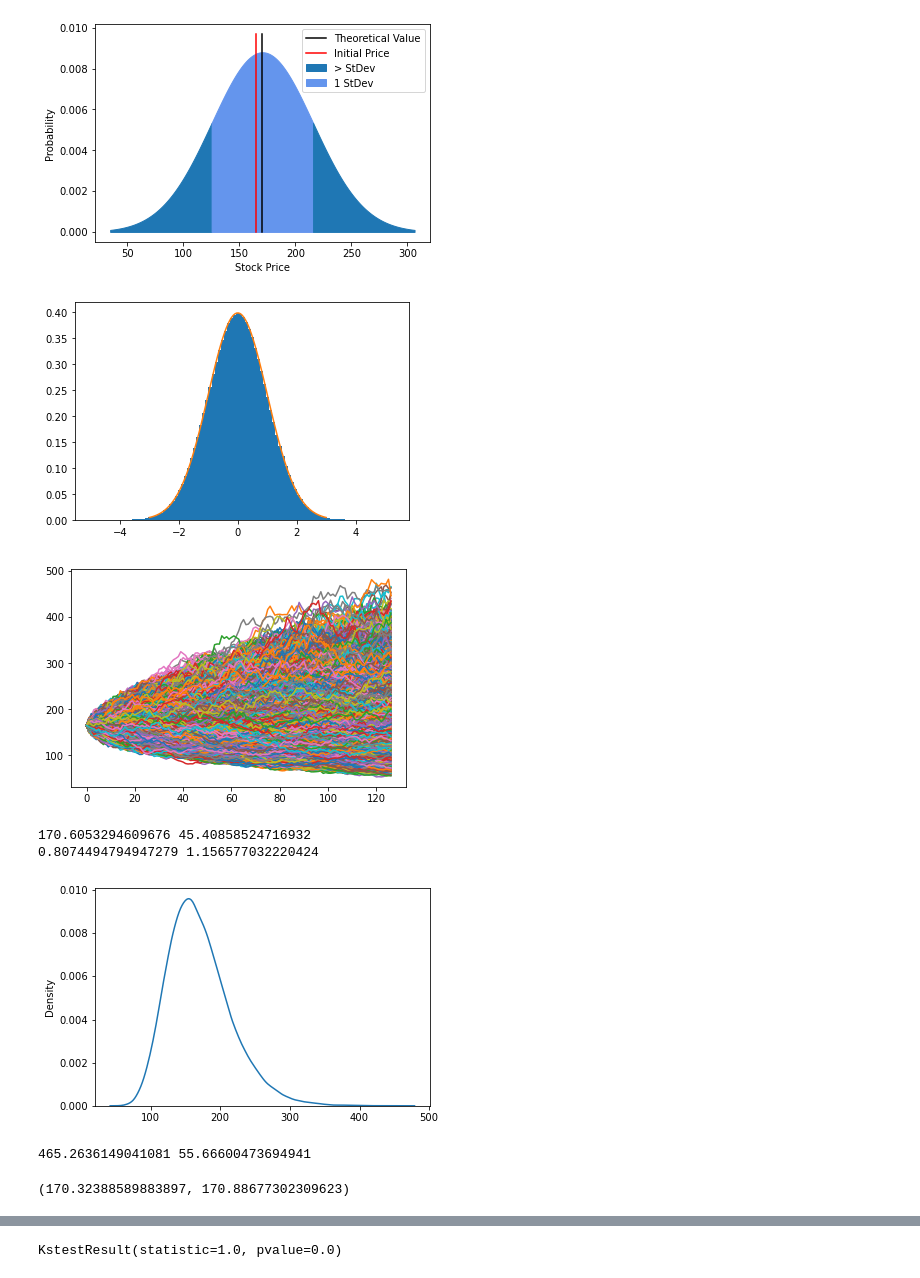
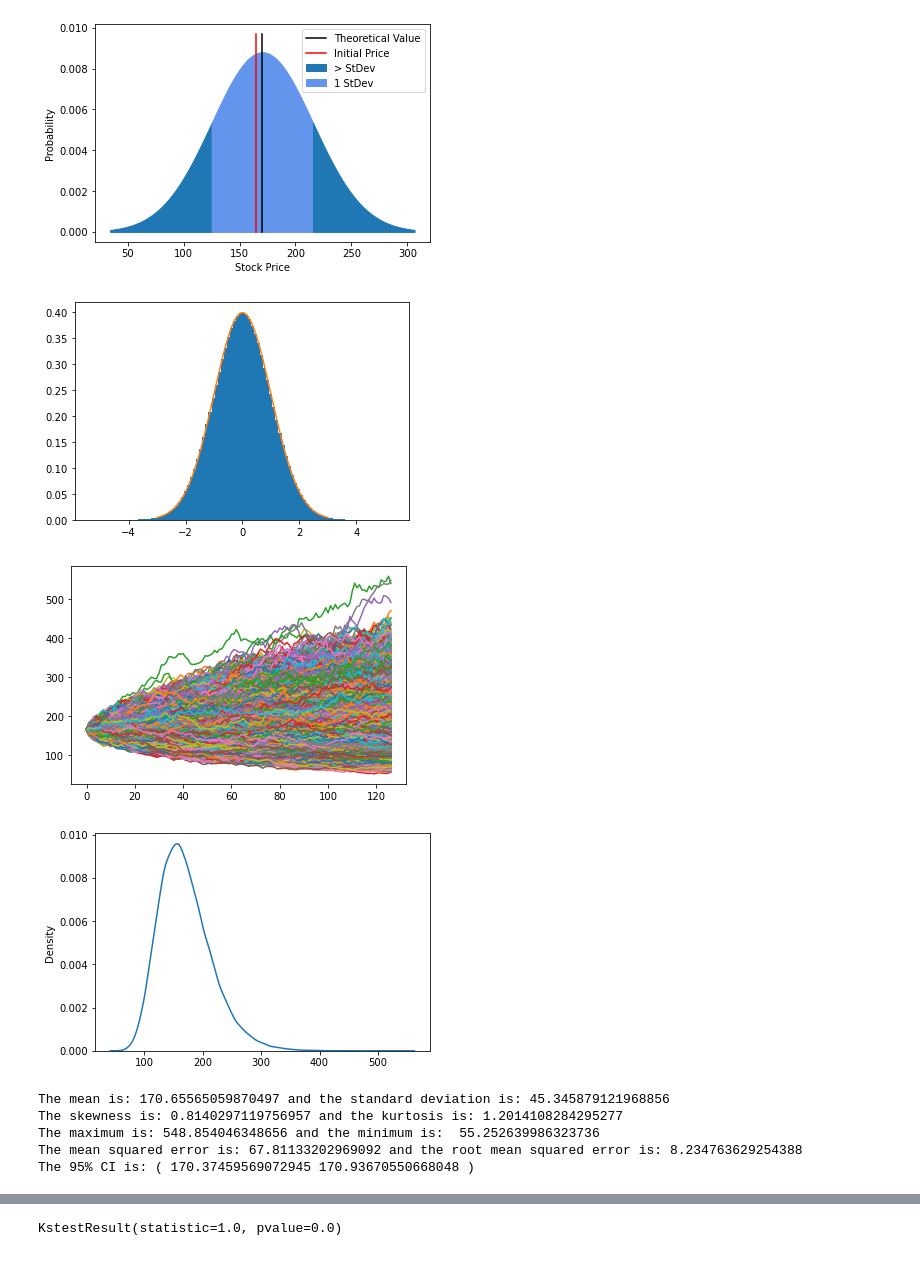
Before and after one commit to Rupesh0Poudel/Numerical_Introductory_Seminar, a Jupyter notebook: Final Notebook.ipynb, the cells around one changed output, grey strips where cells are left out. Cells and saved outputs as stored; diff of their text form; code cells hidden in the pictures.

```diff
--- a/Final Notebook.ipynb
+++ b/Final Notebook.ipynb
@@ -427,6 +476,9 @@ import numpy.random as rd
 from scipy import stats
 import matplotlib.pyplot as plt
 
+start61 = time.time()
+
+np.random.seed(500)
 def f(u1, R_sq):
   return u1 * np.sqrt(-2*np.log(R_sq) / R_sq)
 
@@ -450,36 +502,47 @@ plt.hist(N2, bins=100, density=True)
 xx=np.linspace(-3,3,100)
 plt.plot(xx,stats.norm.pdf(xx))
 Norm2 = N2
+
+end61 = time.time()
 # %% [output]
-[figure, old version]
+[figure, new version]
 # %%
+start62 = time.time()
 M3 = 100000
 N3 = 126
 Z3 = np.reshape(Norm2, (N3,M3))
 delta_lnSt3 = nudt + volsdt*Z3
 lnSt3 = lnS + np.cumsum(delta_lnSt3, axis=0)
 lnSt3 = np.concatenate( (np.full(shape=(1, M3), fill_value=lnS), lnSt3 ) )
 ST3 = np.exp(lnSt3)
 plt.plot(ST3)
 plt.show()
+final_day021 = ST3[-1]
+sns.kdeplot(final_day021)
+end62 = time.time()
 # %% [output]
-[figure, old version]
+[figure, new version]
+[figure, added]
-# %%
-final_day021 = ST3[-1]
-sns.kdeplot(final_day021)
-mean021 = final_day021.mean()
-se021 = final_day021.std()
-print(mean021,se021)
-
-skew021 = stats.skew(final_day021)
-kurtosis021 = stats.kurtosis(final_day021)
-print(skew021, kurtosis021)
-# %% [output]
-170.6053294609676 45.40858524716932
-0.8074494794947279 1.156577032220424
-[figure, removed]
 # %%
-print(final_day021.max(), final_day021.min())
+mean021 = final_day021.mean()
+se021 = final_day021.std()
+print('The mean is:',mean021,'and the standard deviation is:',se021)
+
+skew021 = stats.skew(final_day021)
+kurtosis021 = stats.kurtosis(final_day021)
+print('The skewness is:', skew021,'and the kurtosis is:', kurtosis021)
+
+print('The maximum is:',final_day021.max(), 'and the minimum is: ',final_day021.min())
+
+y4_true = np.random.normal(mean021,se021, size = 100000)
+y4_pred = final_day021
+
+mse4= mean_squared_error(np.sort(y4_true), np.sort(y4_pred))
+rmse4 = mean_squared_error(np.sort(y4_true), np.sort(y4_pred), squared = False)
+print('The mean squared error is:',mse4,'and the root mean squared error is:', rmse4)
+
+
+
 x021 =final_day021
 
 m021 = x021.mean()
@@ -489,7 +552,10 @@ confidence = 0.95
 
 t_crit021 = np.abs(t.ppf((1-confidence)/2,dof021))
 
-(m021-s021*t_crit021/np.sqrt(len(x021)), m021+s021*t_crit021/np.sqrt(len(x021)))
+print('The 95% CI is: (',m021-s021*t_crit021/np.sqrt(len(x021)), m021+s021*t_crit021/np.sqrt(len(x021)),')')
 # %% [output]
-465.2636149041081 55.66600473694941
+The mean is: 170.65565059870497 and the standard deviation is: 45.345879121968856
+The skewness is: 0.8140297119756957 and the kurtosis is: 1.2014108284295277
+The maximum is: 548.854046348656 and the minimum is:  55.252639986323736
+The mean squared error is: 67.81133202969092 and the root mean squared error is: 8.234763629254388
+The 95% CI is: ( 170.37459569072945 170.93670550668048 )
-(170.32388589883897, 170.88677302309623)
```
Also changed, not shown: parts of 59 cells of this notebook.
